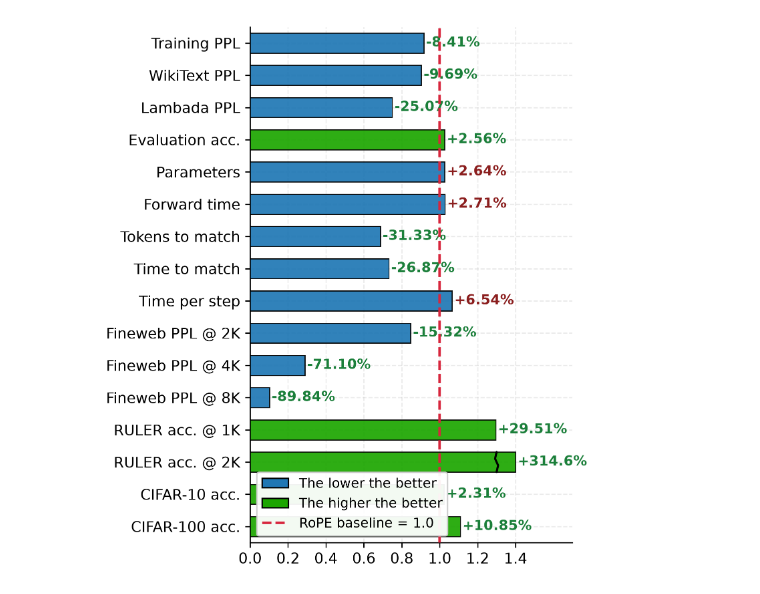
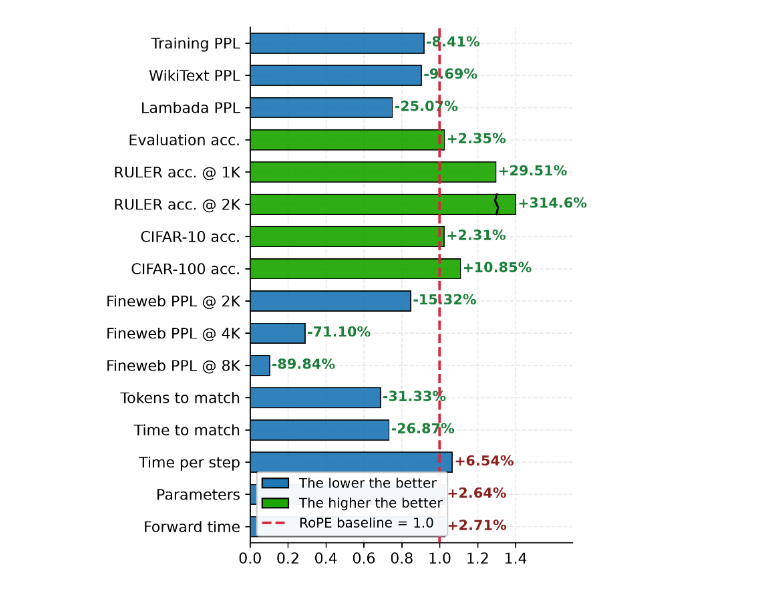
Before and after one commit to wzhagi/convpe, a Jupyter notebook: paper/FIGURES/overview.ipynb, the cells around one changed output. Drawn from its saved outputs; the diff is of its cells as text; code cells hidden in the pictures.

```diff
--- a/paper/FIGURES/overview.ipynb
+++ b/paper/FIGURES/overview.ipynb
@@ -29,18 +29,10 @@ rows = [
     [
         "Evaluation acc.",
         "higher",
-        (0.2604 + 0.2949 + 0.5526 + 0.6338 + 0.5421 + 0.5193 + 0.5893 + 0.2375)
-        / (0.2507 + 0.2894 + 0.5460 + 0.6251 + 0.5114 + 0.5091 + 0.5676 + 0.2399),
+        (0.2604 + 0.3272 + 0.5526 + 0.6235 + 0.4701 + 0.5193 + 0.5893 + 0.2375)
+        / (0.2507 + 0.3148  + 0.5460 + 0.6208 + 0.4487 + 0.5091 + 0.5676 + 0.2399),
     ],
-    ["Parameters", "lower", 128.13 / 124.84],
-    ["Forward time", "lower", 23.14 / 22.53],
-    ["Tokens to match", "lower", 2.06 / 3.0],
-    ["Time to match", "lower", 1 - 0.2687],
-    ["Time per step", "lower", 2.77 / 2.6],
-    ["Fineweb PPL @ 2K", "lower", math.exp(3.0021 - 3.1684)],
-    ["Fineweb PPL @ 4K", "lower", math.exp(3.0278 - 4.2690)],
-    ["Fineweb PPL @ 8K", "lower", math.exp(3.3575 - 5.6443)],
-    [
+        [
         "RULER acc. @ 1K",
         "higher",
         (0.890 + 0.664 + 0.180 + 0.200 + 0.008 + 0.186 + 0.187 + 0.008 + 0.002 + 0.012 + 0.191)
@@ -54,6 +46,14 @@ rows = [
     ],
     ["CIFAR-10 acc.", "higher", 0.931 / 0.910],
     ["CIFAR-100 acc.", "higher", 0.695 / 0.627],
+    ["Fineweb PPL @ 2K", "lower", math.exp(3.0021 - 3.1684)],
+    ["Fineweb PPL @ 4K", "lower", math.exp(3.0278 - 4.2690)],
+    ["Fineweb PPL @ 8K", "lower", math.exp(3.3575 - 5.6443)],
+    ["Tokens to match", "lower", 2.06 / 3.0],
+    ["Time to match", "lower", 1 - 0.2687],
+    ["Time per step", "lower", 2.77 / 2.6],
+    ["Parameters", "lower", 128.13 / 124.84],
+    ["Forward time", "lower", 23.14 / 22.53],
 ]
 
 labels = [r[0] for r in rows]
@@ -112,31 +112,31 @@ for yi, r, p, d in zip(y, ratios, pct_met, dirs):
     else:
         tag = f"{p:+.2f}%"
         label_x = r + 0.012
 
     ax.text(
         label_x, yi, tag, va="center", ha="left",
         fontsize=9.8, color=color, fontweight="bold",
     )
 
 # ax.set_title("ConvPE / RoPE ratio")
 # ---------- 坐标轴调整 ----------
 ax.set_yticks(y)
 ax.set_yticklabels(labels, fontsize=10.5)
 ax.set_xlim(0, 1.70)
 ax.set_xticks(np.arange(0, 1.41, 0.2))
 # 精准贴合上下边界，解决第一根柱子上方间距问题
 ax.set_ylim(len(y) - 0.5, -0.5)
 
 # ---------- 图例 ----------
 legend_elems = [
     Patch(facecolor=BLUE, edgecolor="black", label="The lower the better"),
     Patch(facecolor=ORANGE, edgecolor="black", label="The higher the better"),
     plt.Line2D([0], [0], color=RED, linestyle="--", linewidth=1.8, label="RoPE baseline = 1.0"),
 ]
 ax.legend(handles=legend_elems, loc="lower left", frameon=True, fontsize=9.5, framealpha=0.95)
 
 plt.tight_layout()
 plt.savefig("overview.png", dpi=300, bbox_inches="tight")
 plt.show()
 # %% [output]
-[figure, old version]
+[figure, new version]
```
Also changed, not shown: 5 other files.
